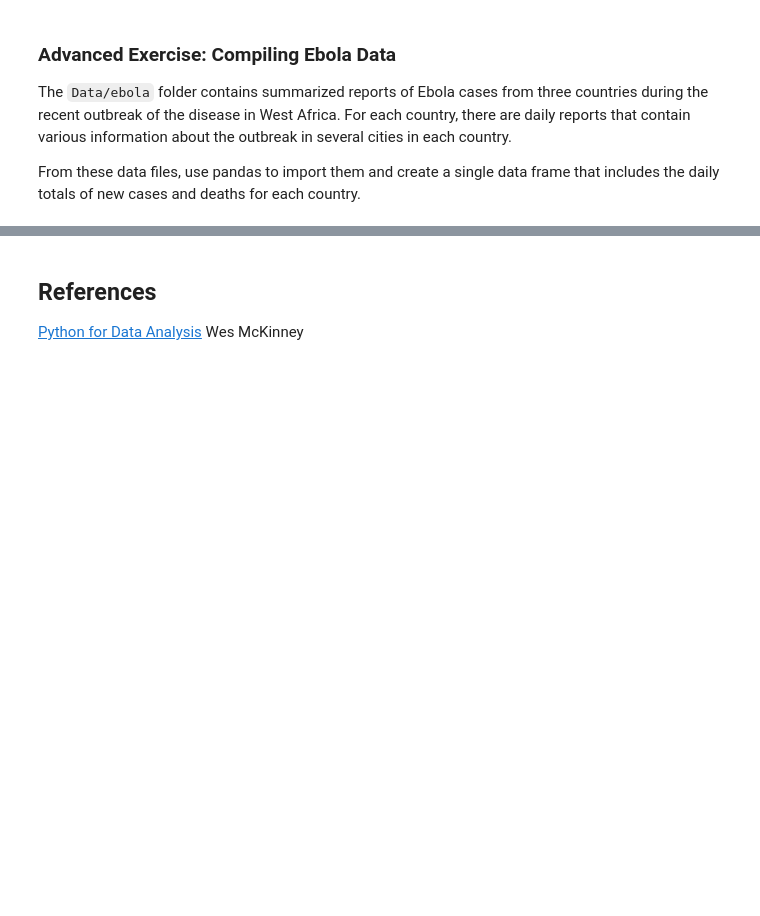
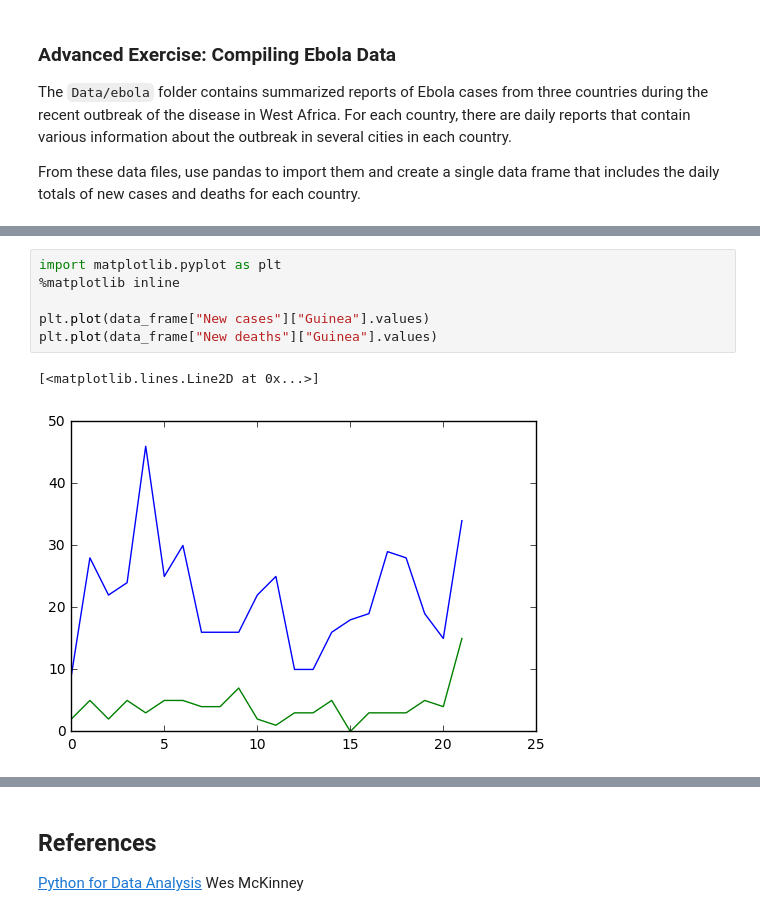
Before and after one commit to timozattol/ada-2016, a Jupyter notebook: hw01/Intro to Pandas.ipynb, the cells around one changed output, grey strips where cells are left out. Saved outputs shown, nothing was run; the diff lists cells and outputs as text; blank space fills up the shorter version.

```diff
--- a/hw01/Intro to Pandas.ipynb
+++ b/hw01/Intro to Pandas.ipynb
@@ -1560,0 +2180,9 @@ From these data files, use pandas to import them and create a single data frame
+# %%
+import matplotlib.pyplot as plt
+%matplotlib inline
+
+plt.plot(data_frame["New cases"]["Guinea"].values)
+plt.plot(data_frame["New deaths"]["Guinea"].values)
+# %% [output]
+[<matplotlib.lines.Line2D at 0x...>]
+[figure, added]
```
Also changed, not shown: parts of 57 cells of this notebook.
